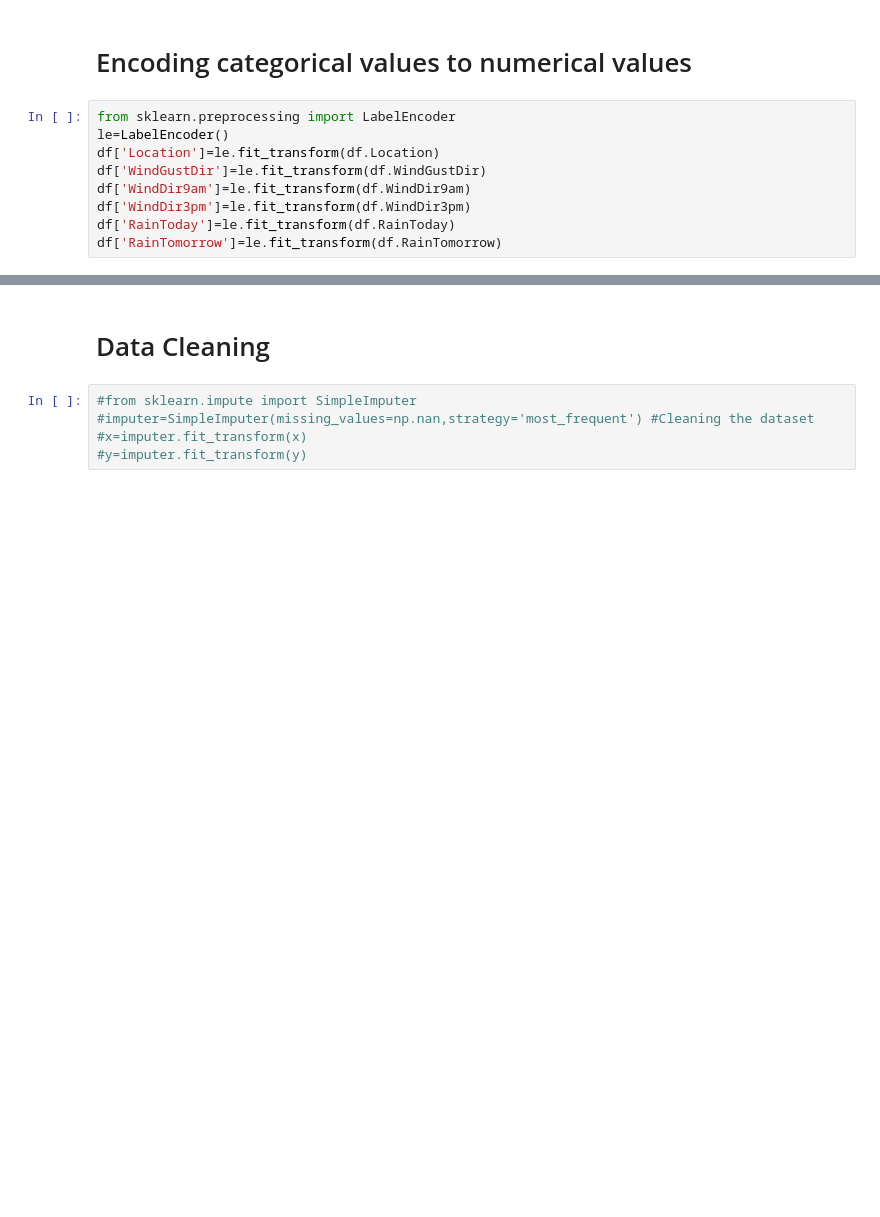
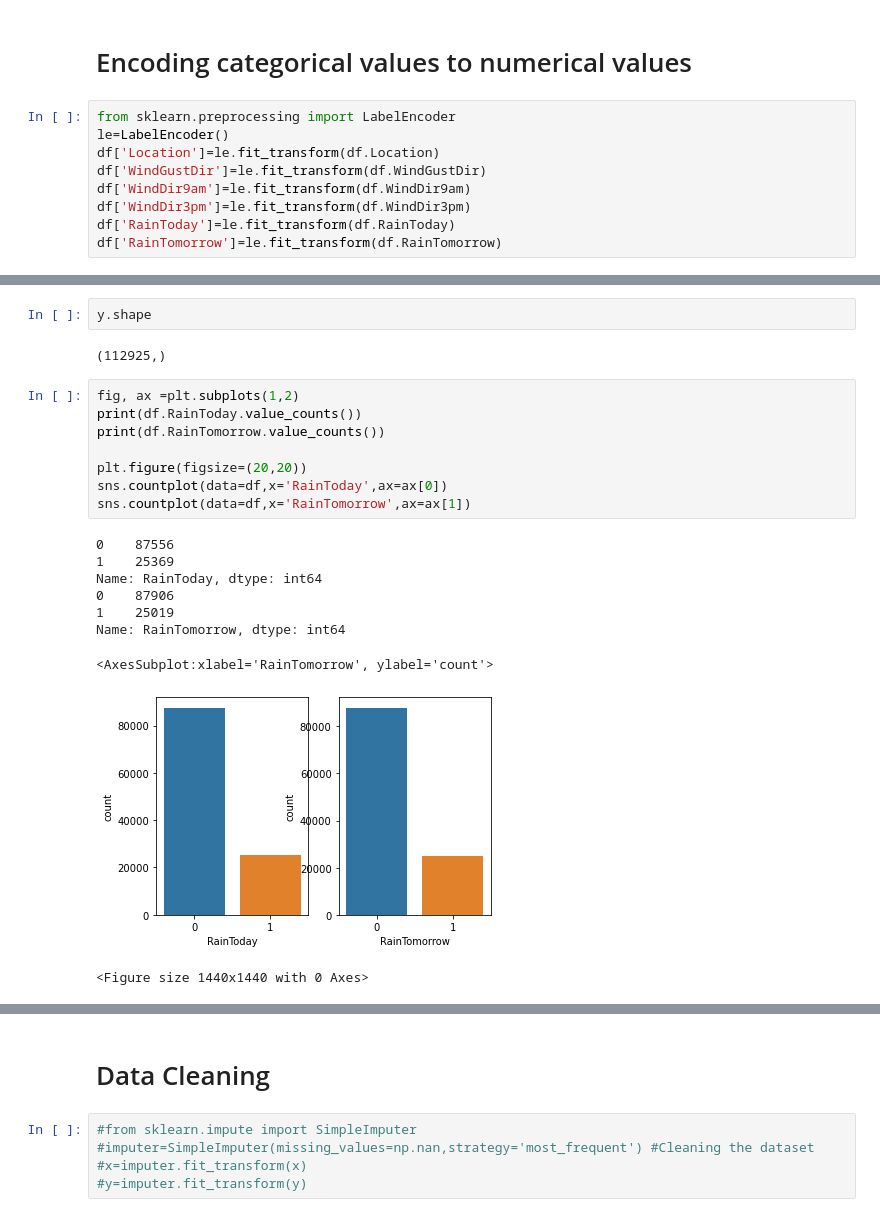
Before and after one commit to Kavita-Bishnoi/ML-Project, a Jupyter notebook: weatherAUS.ipynb, the cells around one changed output, grey strips where cells are left out. Saved outputs shown, nothing was run; the diff lists cells and outputs as text; blank space fills up the shorter version.

```diff
--- a/weatherAUS.ipynb
+++ b/weatherAUS.ipynb
@@ -152,0 +188,22 @@ Name: RainTomorrow, Length: 145460, dtype: int32
+# %%
+y.shape
+# %% [output]
+(112925,)
+# %%
+fig, ax =plt.subplots(1,2)
+print(df.RainToday.value_counts())
+print(df.RainTomorrow.value_counts())
+
+plt.figure(figsize=(20,20))
+sns.countplot(data=df,x='RainToday',ax=ax[0])
+sns.countplot(data=df,x='RainTomorrow',ax=ax[1])
+# %% [output]
+0    87556
+1    25369
+Name: RainToday, dtype: int64
+0    87906
+1    25019
+Name: RainTomorrow, dtype: int64
+<AxesSubplot:xlabel='RainTomorrow', ylabel='count'>
+[figure, added]
+<Figure size 1440x1440 with 0 Axes>
```
Also changed, not shown: parts of 71 cells of this notebook.
